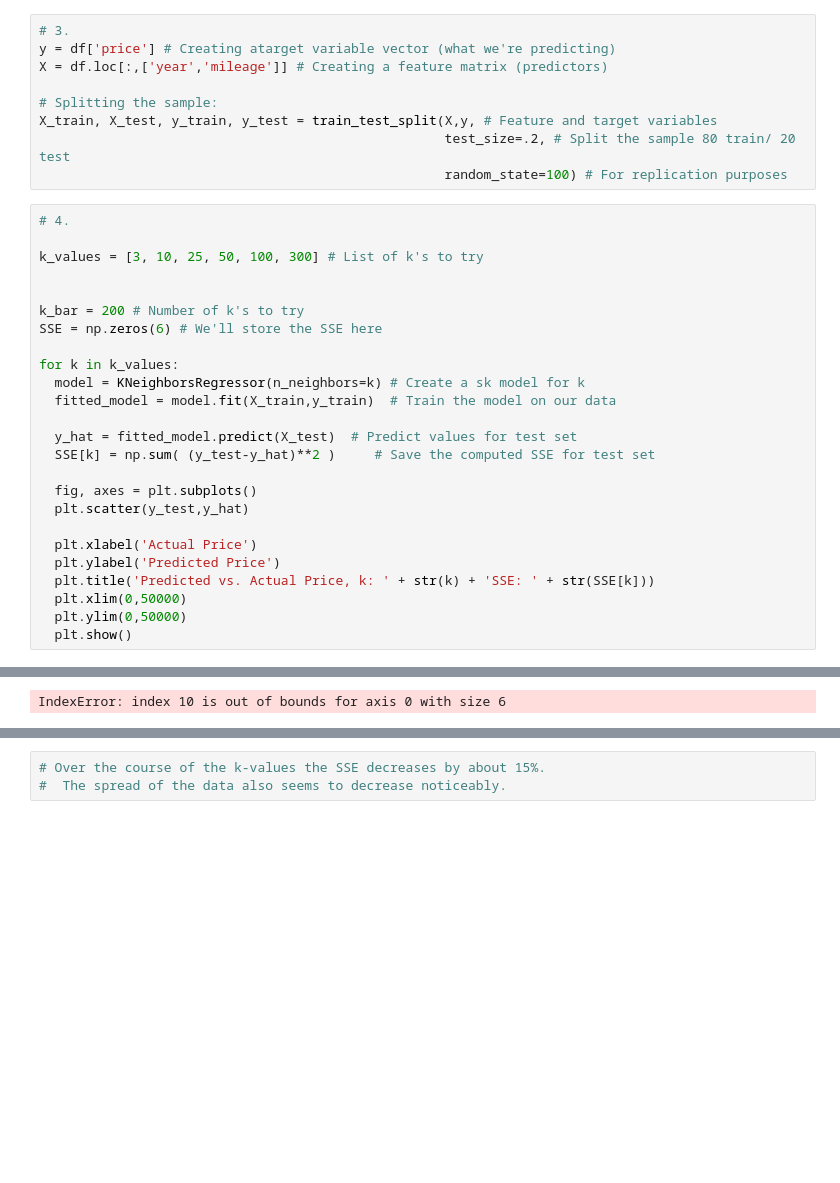
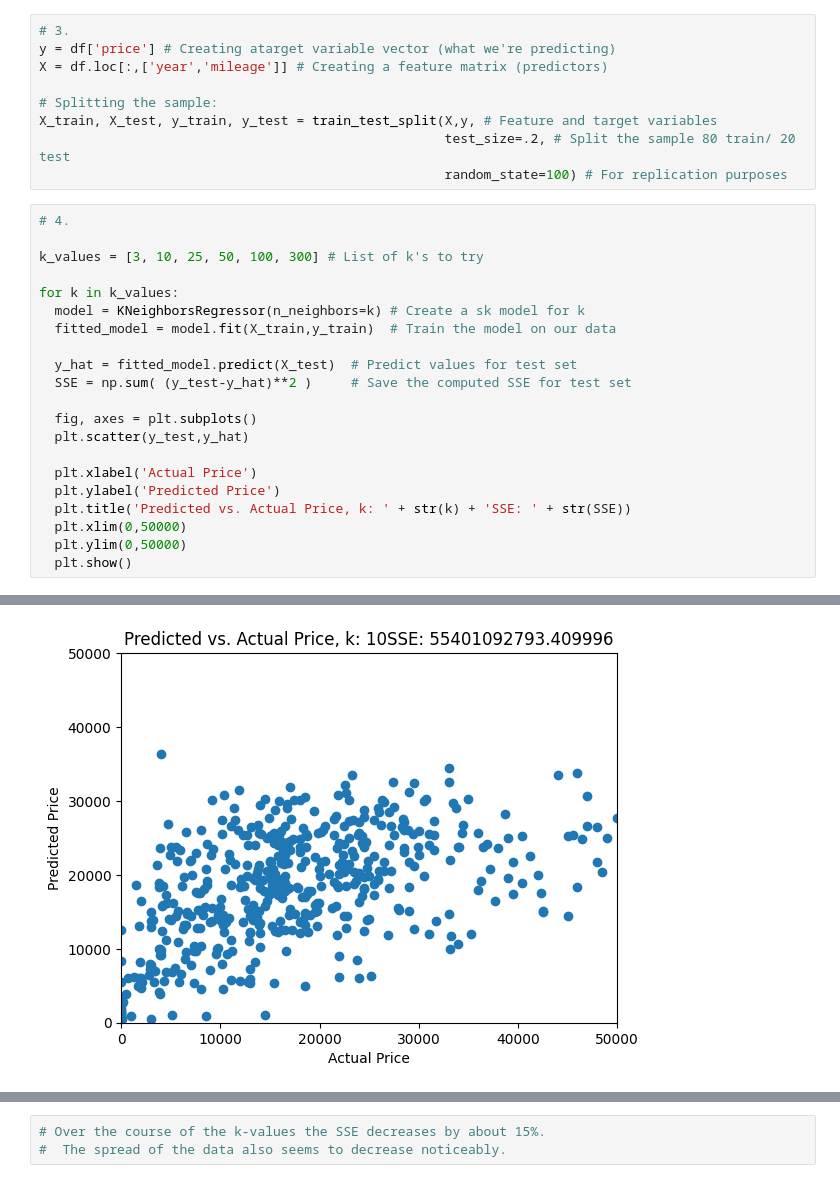
Before and after one commit to Troy-S-Meink/knn, a Jupyter notebook: assignment_knn.ipynb, the cells around one changed output, grey strips where cells are left out. Saved outputs shown, nothing was run; the diff lists cells and outputs as text; blank space fills up the shorter version.

```diff
--- a/assignment_knn.ipynb
+++ b/assignment_knn.ipynb
@@ -82,28 +88,24 @@ X_train, X_test, y_train, y_test = train_test_split(X,y, # Feature and target va
 # %%
 # 4.
 
 k_values = [3, 10, 25, 50, 100, 300] # List of k's to try
-
-
-k_bar = 200 # Number of k's to try
-SSE = np.zeros(6) # We'll store the SSE here
 
 for k in k_values:
   model = KNeighborsRegressor(n_neighbors=k) # Create a sk model for k
   fitted_model = model.fit(X_train,y_train)  # Train the model on our data
 
   y_hat = fitted_model.predict(X_test)  # Predict values for test set
-  SSE[k] = np.sum( (y_test-y_hat)**2 )     # Save the computed SSE for test set
+  SSE = np.sum( (y_test-y_hat)**2 )     # Save the computed SSE for test set
 
   fig, axes = plt.subplots()
   plt.scatter(y_test,y_hat)
 
   plt.xlabel('Actual Price')
   plt.ylabel('Predicted Price')
-  plt.title('Predicted vs. Actual Price, k: ' + str(k) + 'SSE: ' + str(SSE[k]))
+  plt.title('Predicted vs. Actual Price, k: ' + str(k) + 'SSE: ' + str(SSE))
   plt.xlim(0,50000)
   plt.ylim(0,50000)
   plt.show()
 # %% [output]
 [figure]
-IndexError: index 10 is out of bounds for axis 0 with size 6
+[figure, added]
```
Also changed, not shown: parts of 5 cells of this notebook.
